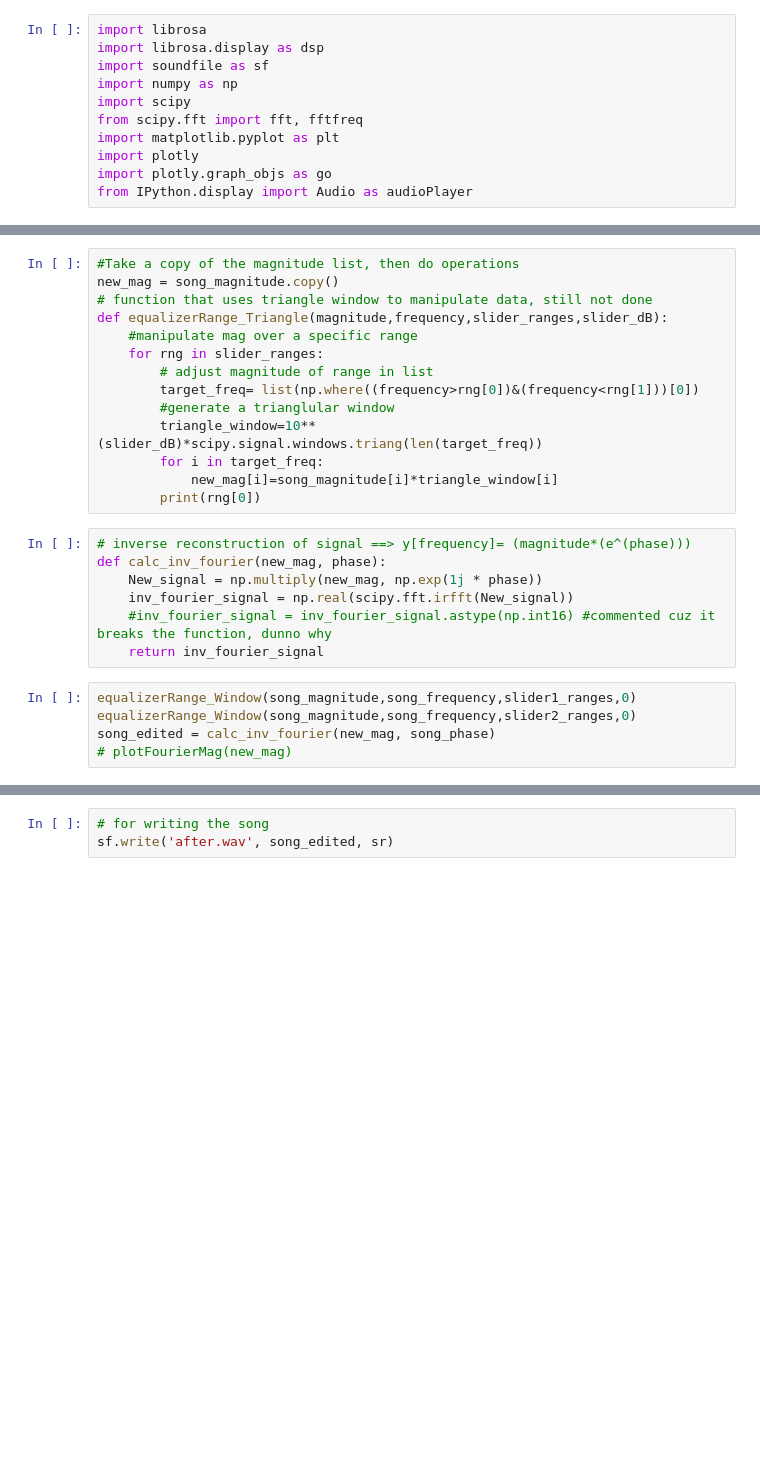
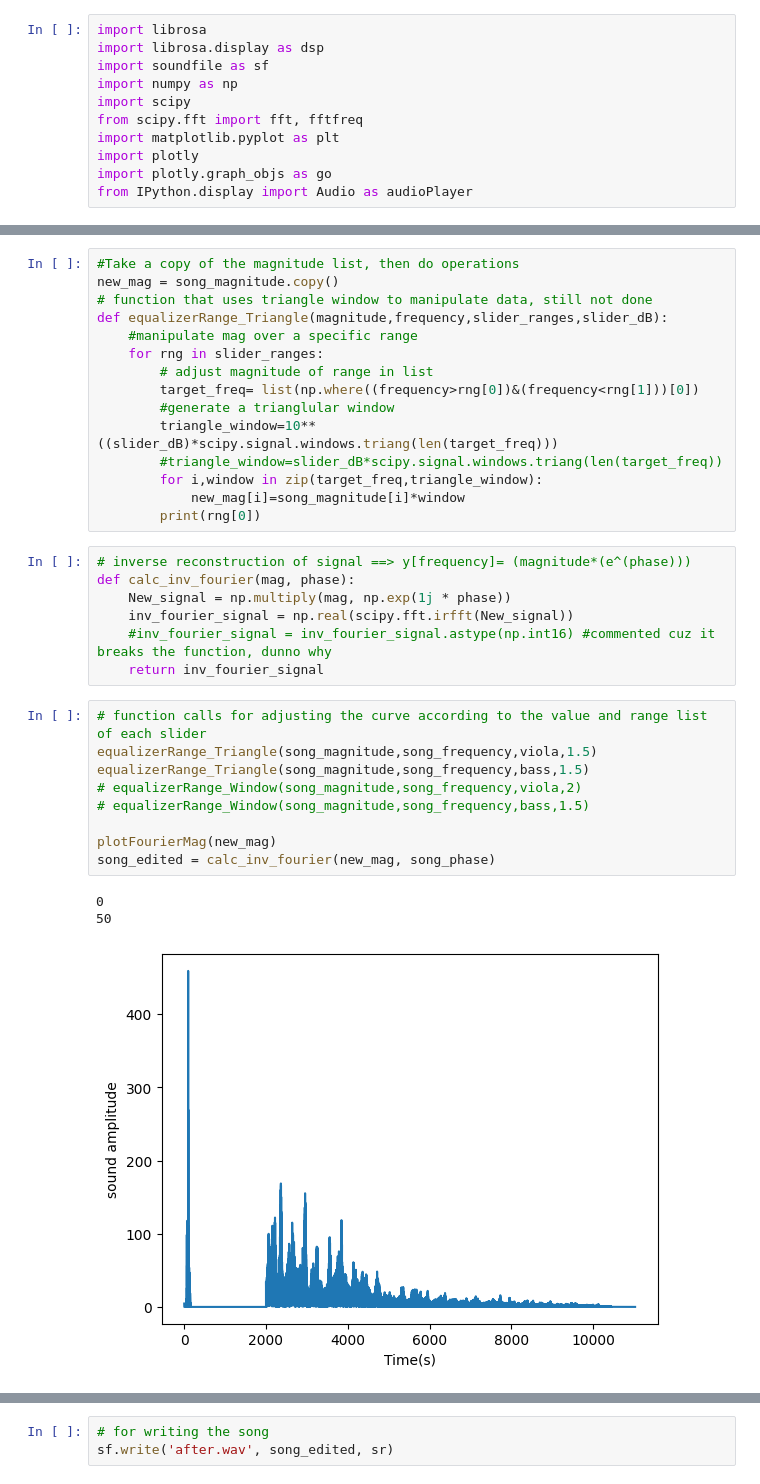
Before and after one commit to 1brahimmohamed/Frequalizer-Mullti_usage_Equalizer, a Jupyter notebook: Notebooks/Basic signal processing.ipynb, the cells around one changed output, grey strips where cells are left out. Cells and saved outputs as stored; diff of their text form; blank space fills up the shorter version.

```diff
--- a/Notebooks/Basic signal processing.ipynb
+++ b/Notebooks/Basic signal processing.ipynb
@@ -65,32 +72,41 @@ def equalizerRange_Window(magnitude,frequency,slider_ranges,slider_dB):
         for i in target_freq:
             new_mag[i]=song_magnitude[i]*10**(slider_dB)
         print(rng[0])
-# %%
-#Take a copy of the magnitude list, then do operations
-new_mag = song_magnitude.copy()
-# function that uses triangle window to manipulate data, still not done
-def equalizerRange_Triangle(magnitude,frequency,slider_ranges,slider_dB):
-    #manipulate mag over a specific range
-    for rng in slider_ranges:
-        # adjust magnitude of range in list
-        target_freq= list(np.where((frequency>rng[0])&(frequency<rng[1]))[0])
-        #generate a trianglular window
-        triangle_window=10**(slider_dB)*scipy.signal.windows.triang(len(target_freq))
-        for i in target_freq:
-            new_mag[i]=song_magnitude[i]*triangle_window[i]
-        print(rng[0])
+# %%
+#Take a copy of the magnitude list, then do operations
+new_mag = song_magnitude.copy()
+# function that uses triangle window to manipulate data, still not done
+def equalizerRange_Triangle(magnitude,frequency,slider_ranges,slider_dB):
+    #manipulate mag over a specific range
+    for rng in slider_ranges:
+        # adjust magnitude of range in list
+        target_freq= list(np.where((frequency>rng[0])&(frequency<rng[1]))[0])
+        #generate a trianglular window
+        triangle_window=10**((slider_dB)*scipy.signal.windows.triang(len(target_freq)))
+        #triangle_window=slider_dB*scipy.signal.windows.triang(len(target_freq))
+        for i,window in zip(target_freq,triangle_window):
+            new_mag[i]=song_magnitude[i]*window
+        print(rng[0])
 # %%
 # inverse reconstruction of signal ==> y[frequency]= (magnitude*(e^(phase)))
-def calc_inv_fourier(new_mag, phase):
-    New_signal = np.multiply(new_mag, np.exp(1j * phase))
+def calc_inv_fourier(mag, phase):
+    New_signal = np.multiply(mag, np.exp(1j * phase))
     inv_fourier_signal = np.real(scipy.fft.irfft(New_signal))
     #inv_fourier_signal = inv_fourier_signal.astype(np.int16) #commented cuz it breaks the function, dunno why
     return inv_fourier_signal
-# %%
-equalizerRange_Window(song_magnitude,song_frequency,slider1_ranges,0)
-equalizerRange_Window(song_magnitude,song_frequency,slider2_ranges,0)
-song_edited = calc_inv_fourier(new_mag, song_phase)
-# plotFourierMag(new_mag)
+# %%
+# function calls for adjusting the curve according to the value and range list of each slider
+equalizerRange_Triangle(song_magnitude,song_frequency,viola,1.5)
+equalizerRange_Triangle(song_magnitude,song_frequency,bass,1.5)
+# equalizerRange_Window(song_magnitude,song_frequency,viola,2)
+# equalizerRange_Window(song_magnitude,song_frequency,bass,1.5)
+
+plotFourierMag(new_mag)
+song_edited = calc_inv_fourier(new_mag, song_phase)
+# %% [output]
+0
+50
+[figure, added]
 # %%
 # audioPlayer(data=y_harmonic, rate=sr, autoplay=True)
 # play the edited data
```
Also changed, not shown: parts of 11 cells of this notebook, 3 other files.
